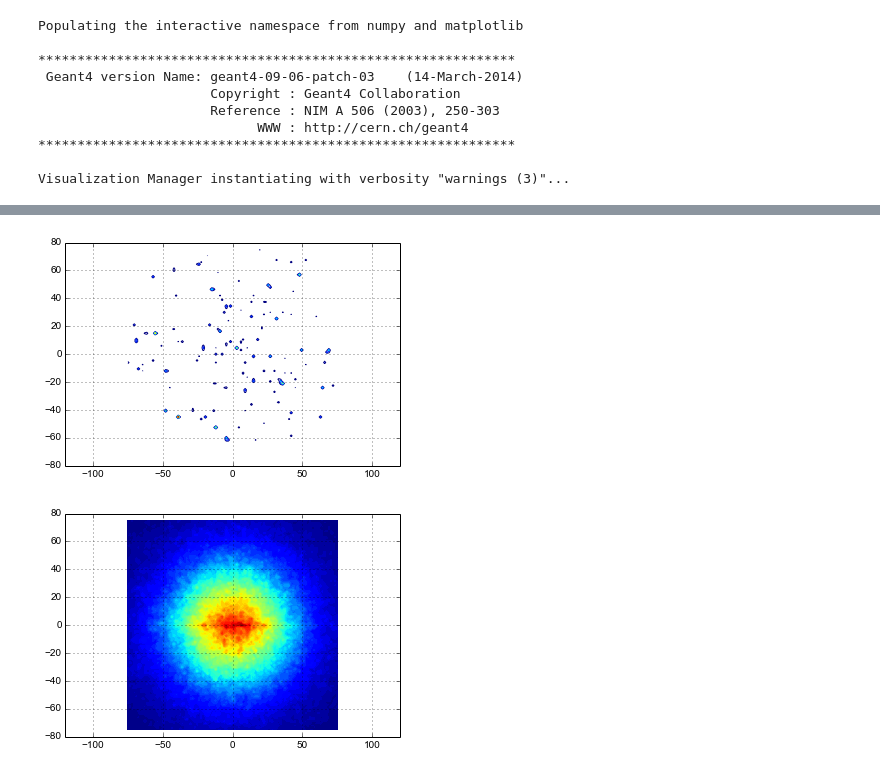
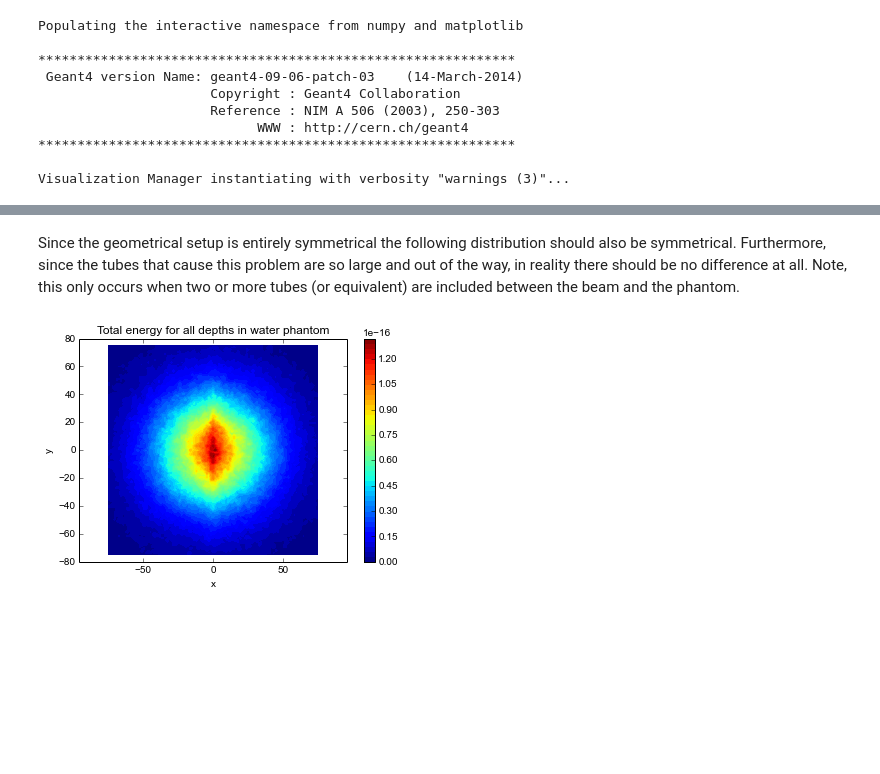
Before and after one commit to christopherpoole/linac, a Jupyter notebook: figures.ipynb, the cells around one changed output, grey strips where cells are left out. Cells and saved outputs as stored; diff of their text form; code cells hidden in the pictures; blank space fills up the shorter version.

```diff
--- a/figures.ipynb
+++ b/figures.ipynb
@@ -40,8 +43,10 @@ x = arange(x_min,x_max,x_res) + x_res/2
 y = arange(y_min,y_max,y_res) + y_res/2
 z = -(arange(z_min,z_max,z_res) + z_res/2)
 # %%
-sim_name = "nonreal"
-runid = 22644
+# Selecting the file to load
+
+sim_name = "multiTubeIssue"
+runid = 5375
 
 data_directory = "histograms"
 run_name = "basic"
@@ -70,15 +71,19 @@ grid(True)
 # %%
-contour(x,y,energy[:,:,amax(depth_sum)])
-axis('equal')
-grid(True)
+# contour(x,y,energy[:,:,amax(depth_sum)])
+# axis('equal')
+# grid(True)
-# %% [output]
-[figure, removed]
+# %% [markdown]
+Since the geometrical setup is entirely symmetrical the following distribution should also be symmetrical. Furthermore, since the tubes that cause this problem are so large and out of the way, in reality there should be no difference at all. Note, this only occurs when two or more tubes (or equivalent) are included between the beam and the phantom.
 # %%
 sum_profile = sum(energy, axis=2)
 
-contourf(x,y,sum_profile,50)
+contourf(x,y,transpose(sum_profile),50)
+
+title("Total energy for all depths in water phantom")
 axis('equal')
-grid(True)
+xlabel("x")
+ylabel("y")
+colorbar();
 # %% [output]
-[figure, old version]
+[figure, new version]
 # %%
```
Also changed, not shown: parts of 14 cells of this notebook, 10 other files.
